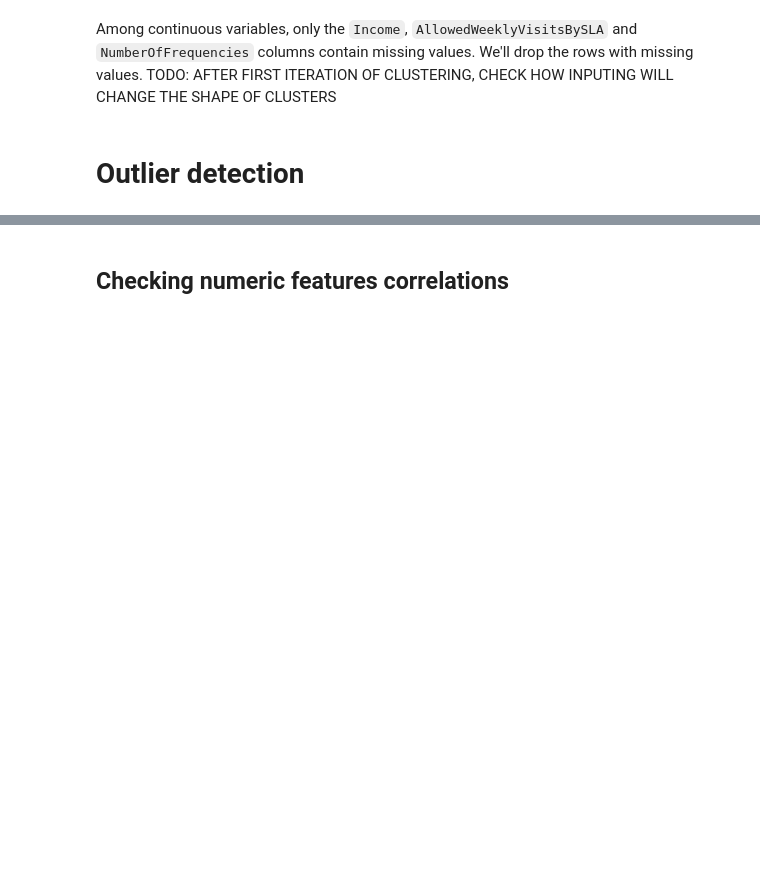
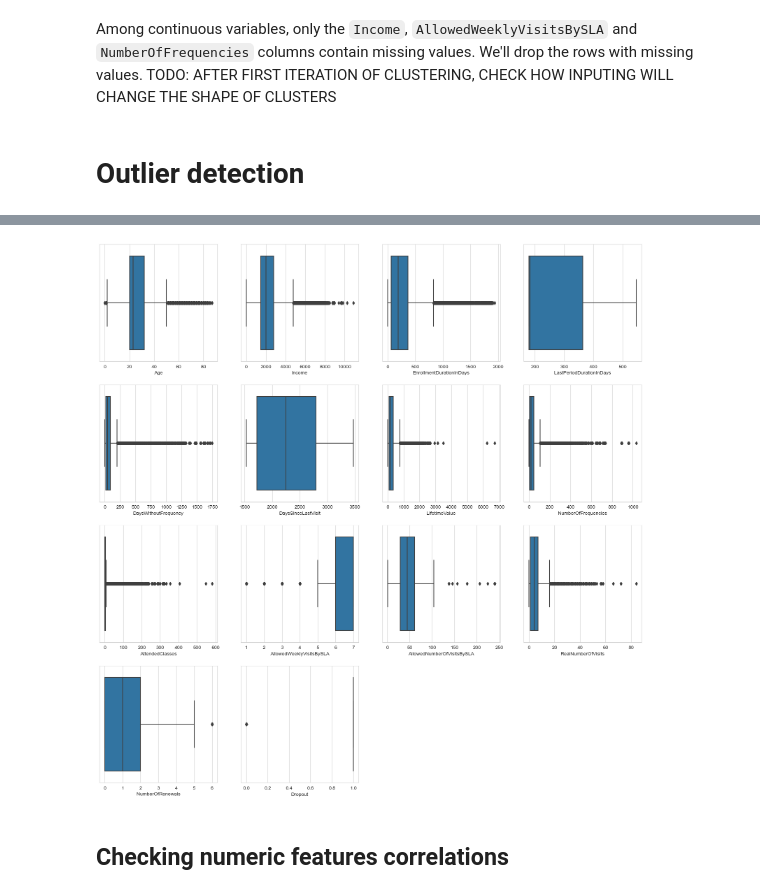
Before and after one commit to carlos-rodrigues75/MDSAA-NOVA-IMS, a Jupyter notebook: data_mining/project/DM2324_Group75_01.ipynb, the cells around one changed output, grey strips where cells are left out. Drawn from its saved outputs; the diff is of its cells as text; code cells hidden in the pictures; blank space fills up the shorter version.

```diff
--- a/data_mining/project/DM2324_Group75_01.ipynb
+++ b/data_mining/project/DM2324_Group75_01.ipynb
@@ -218,6 +222,15 @@ AllowedNumberOfVisitsBySLA: 0.21259438457591084%
 RealNumberOfVisits: 5.483468953889012%
 NumberOfRenewals: 0.5644747452532806%
 Dropout: 16.79495638149696%
+# %%
+#Boxplot of numeric features
+plt.figure(figsize=(20, 20))
+for i, column in enumerate(numeric_features):
+    plt.subplot(4, 4, i + 1)
+    sns.boxplot(x=df[column])
+plt.show()
+# %% [output]
+[figure, added]
 # %% [markdown]
 ## Checking numeric features correlations
 # %%
```
Also changed, not shown: parts of 4 cells of this notebook.
